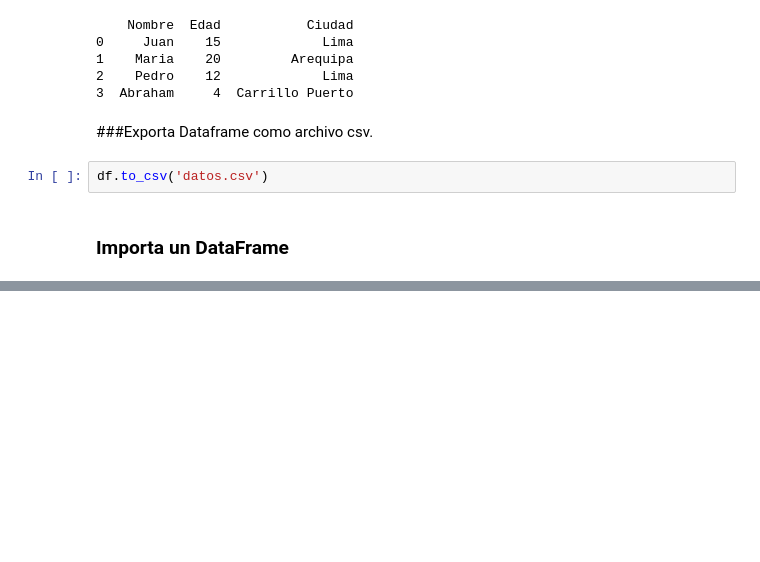
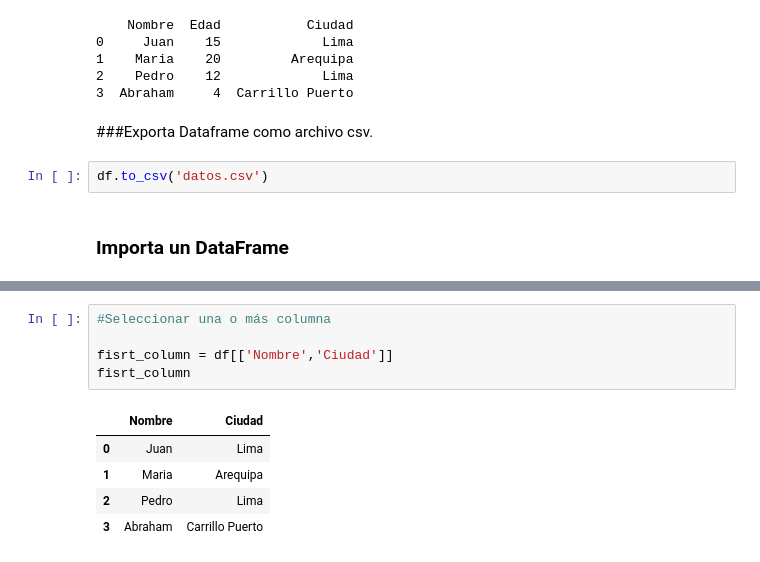
Before and after one commit to ZeusDeev/Analisis-de-Datos---Curso, a Jupyter notebook: analisis_datos.ipynb, the cells around one changed output, grey strips where cells are left out. Cells and saved outputs as stored; diff of their text form; blank space fills up the shorter version.

```diff
--- a/analisis_datos.ipynb
+++ b/analisis_datos.ipynb
@@ -62,0 +77,11 @@ df
+# %%
+#Seleccionar una o más columna
+
+fisrt_column = df[['Nombre','Ciudad']]
+fisrt_column
+# %% [output]
+|  | Nombre | Ciudad |
+| 0 | Juan | Lima |
+| 1 | Maria | Arequipa |
+| 2 | Pedro | Lima |
+| 3 | Abraham | Carrillo Puerto |
```
Also changed, not shown: parts of 11 cells of this notebook.
